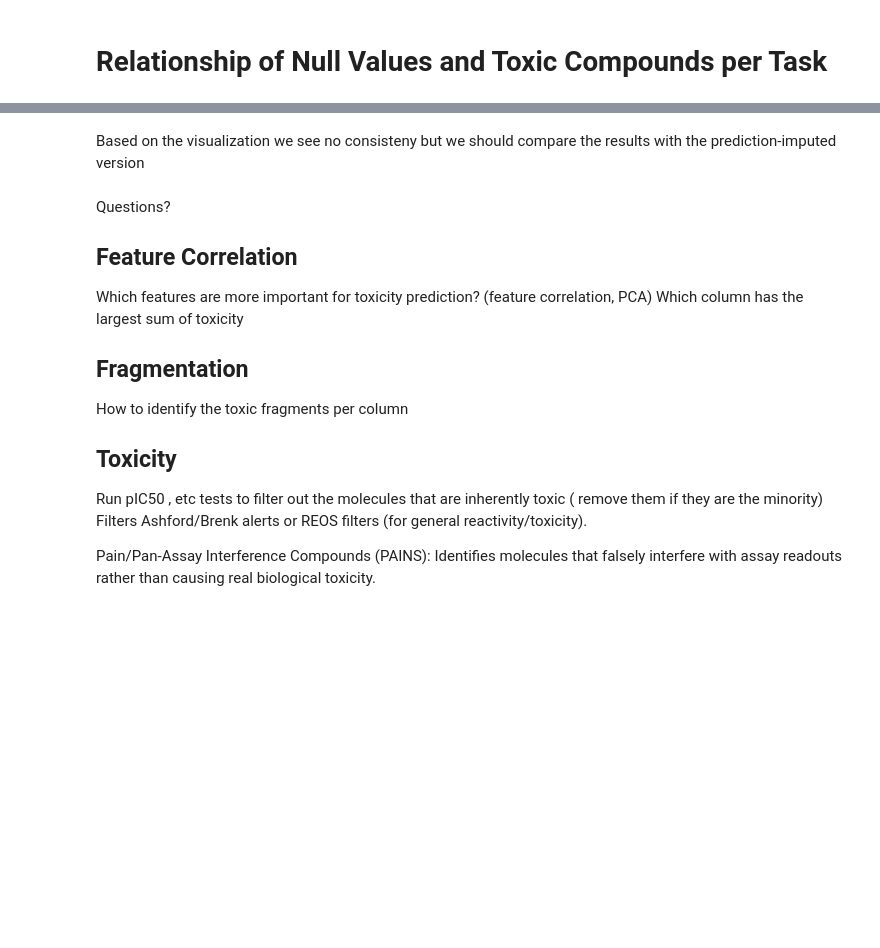
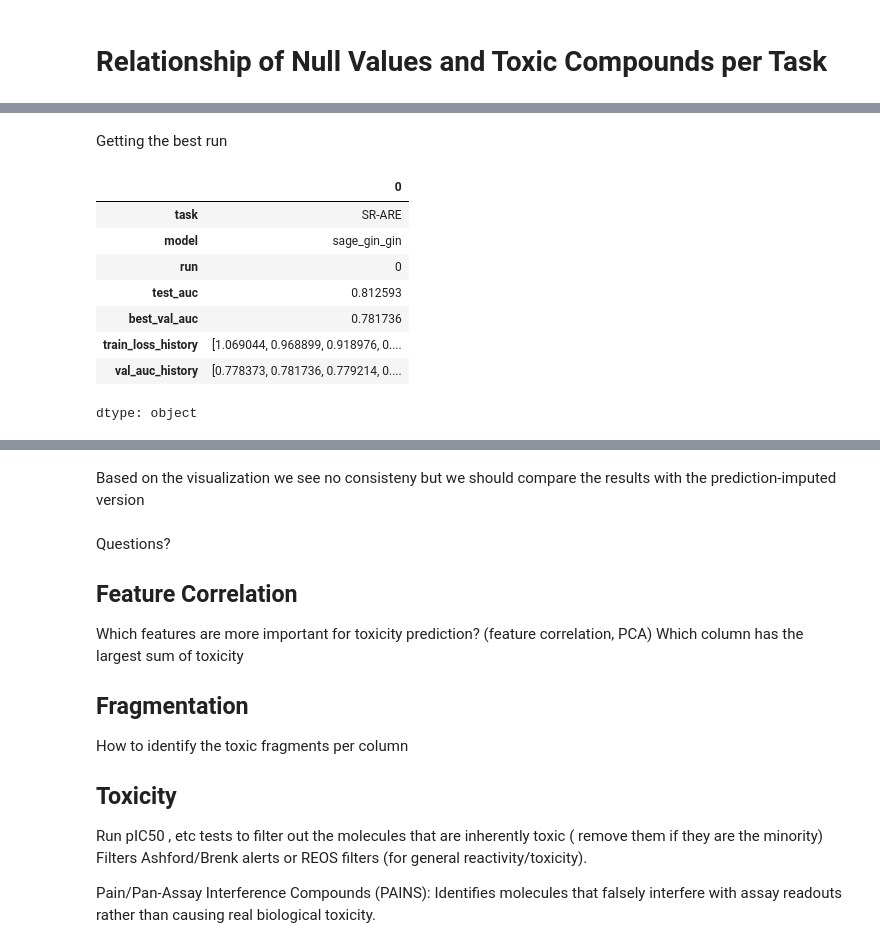
Before and after one commit to arinavanesian/Hybrid_GNN_Research, a Jupyter notebook: TOX/tox21_analysis.ipynb, the cells around one changed output, grey strips where cells are left out. Saved outputs shown, nothing was run; the diff lists cells and outputs as text; code cells hidden in the pictures; blank space fills up the shorter version.

```diff
--- a/TOX/tox21_analysis.ipynb
+++ b/TOX/tox21_analysis.ipynb
@@ -483,0 +747,14 @@ plt.show()
+# %% [markdown]
+Getting the best run
+# %%
+best_run
+# %% [output]
+|  | 0 |
+| task | SR-ARE |
+| model | sage_gin_gin |
+| run | 0 |
+| test_auc | 0.812593 |
+| best_val_auc | 0.781736 |
+| train_loss_history | [1.069044, 0.968899, 0.918976, 0.... |
+| val_auc_history | [0.778373, 0.781736, 0.779214, 0.... |
+dtype: object
```
Also changed, not shown: parts of 35 cells of this notebook, 2 other files.
